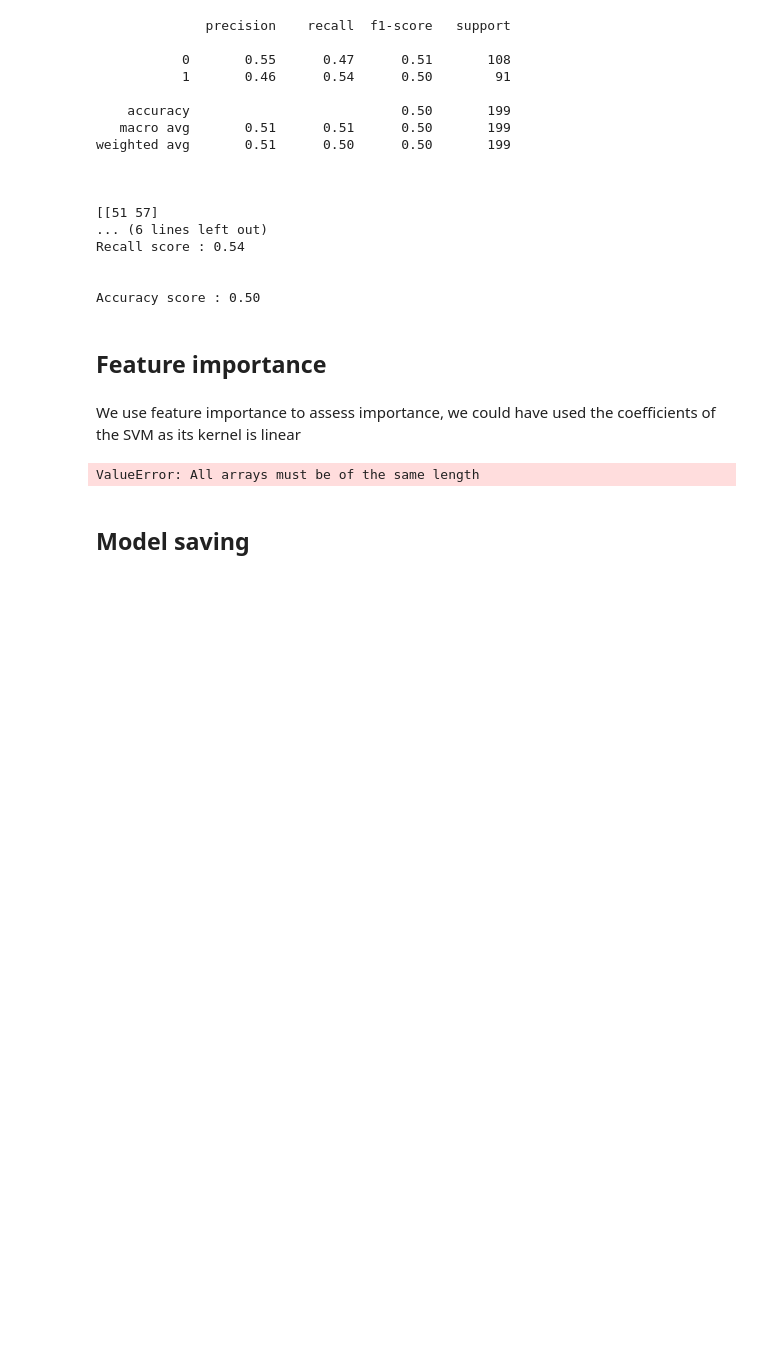
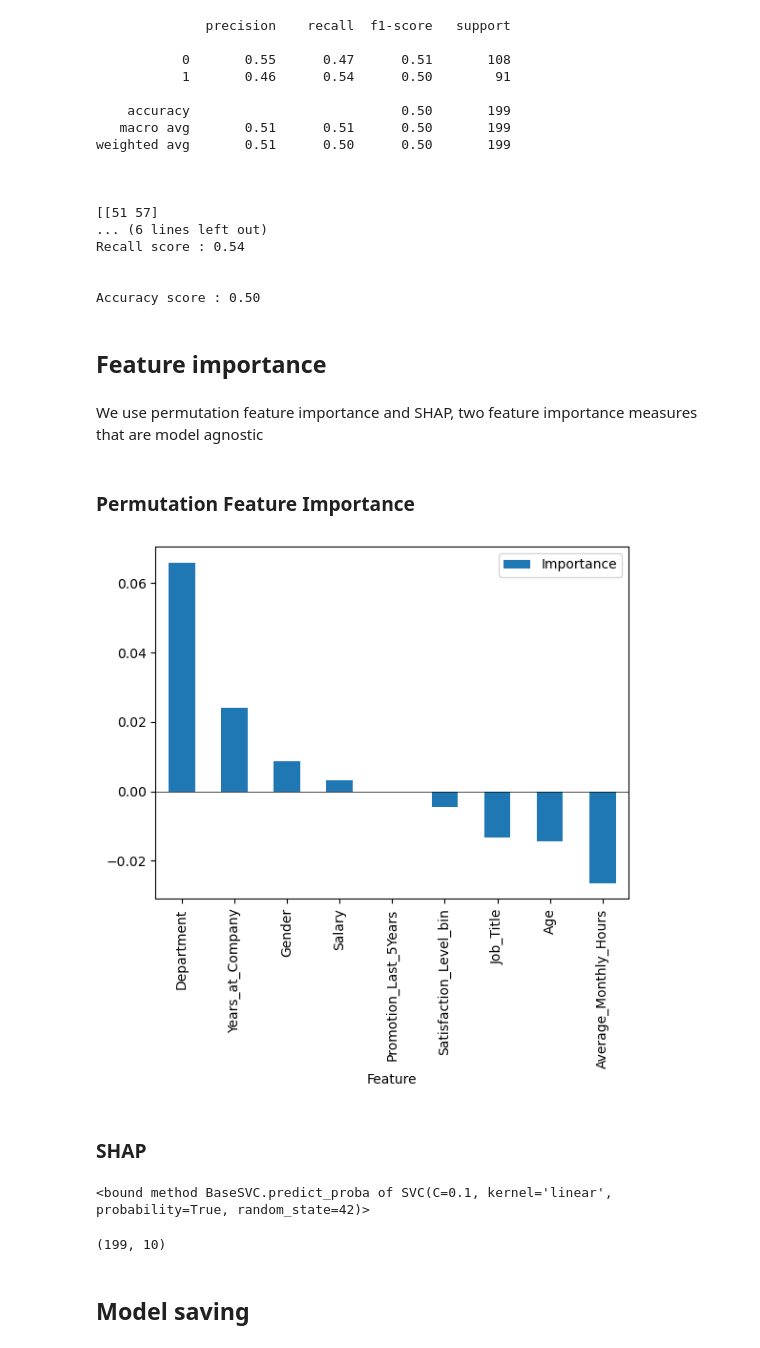
Before and after one commit to elissamim/attrition, a Jupyter notebook: notebooks/attrition_classification.ipynb, the cells around one changed output. Cells and saved outputs as stored; diff of their text form; code cells hidden in the pictures; blank space fills up the shorter version.

Commit message:
(wip) shapley values

```diff
--- a/notebooks/attrition_classification.ipynb
+++ b/notebooks/attrition_classification.ipynb
@@ -602,7 +605,7 @@ Pipeline(steps=[('preprocessor',
 # We train test split the data then use the pipeline (preprocessors + linear SVM with C=0.1)
 # found earlier and evaluate the model
 X_train, X_test, y_train, y_test = train_test_split(df_attrition.drop(columns="Attrition"),
-                                                   df_attrition[["Attrition"]],
+                                                   df_attrition["Attrition"],
                                                    test_size=.2,
                                                    random_state=42)
 
@@ -640,23 +643,36 @@ Recall score : 0.54
 Accuracy score : 0.50
 # %% [markdown]
 ## Feature importance
+# %% [markdown]
+We use permutation feature importance and SHAP, two feature importance measures that are model agnostic
 # %% [markdown]
-We use feature importance to assess importance, we could have used the coefficients of the SVM as its kernel is linear
+### Permutation Feature Importance
 # %%
 # Compute permutation importance
 perm_importance = permutation_importance(best_svm_model,
                                          X_test,
                                          y_test,
                                          scoring="recall",
                                          n_repeats=10,
                                          random_state=42)
 
 # Create DataFrame
 perm_importance_df = pd.DataFrame({
-    "Feature": best_svm_model.named_steps["preprocessor"].get_feature_names_out().tolist()+["Promotion_Last_5Years"],
+    "Feature": X_test.columns,
     "Importance": perm_importance.importances_mean
 }).sort_values(by="Importance", ascending=False)
 
 perm_importance_df.set_index("Feature").plot(kind="bar")
+_ = plt.axhline(0, color='black', linewidth=.5)
 # %% [output]
-ValueError: All arrays must be of the same length
+[figure, added]
+# %% [markdown]
+### SHAP
+# %%
+best_svm_model.named_steps["classifier"].predict_proba
+# %% [output]
+<bound method BaseSVC.predict_proba of SVC(C=0.1, kernel='linear', probability=True, random_state=42)>
+# %%
+best_svm_model["preprocessor"].transform(X_test).shape
+# %% [output]
+(199, 10)
```
Also changed, not shown: parts of 9 cells of this notebook.
